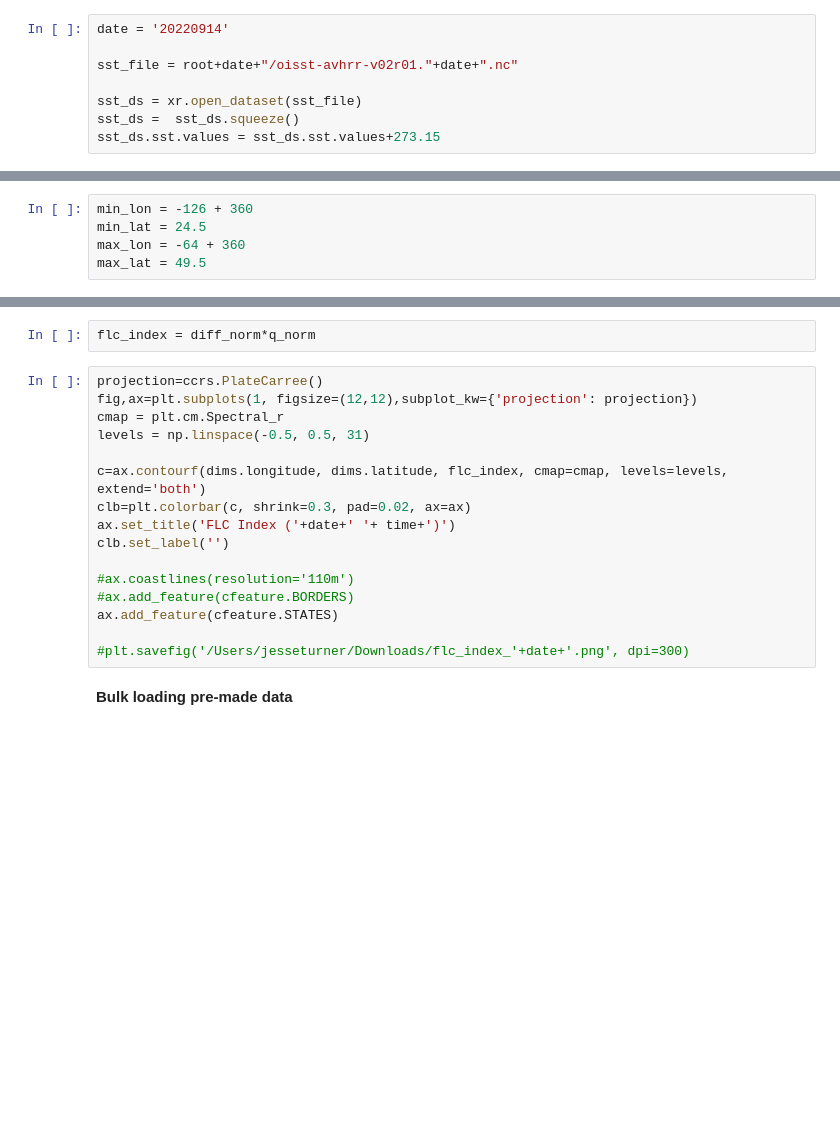
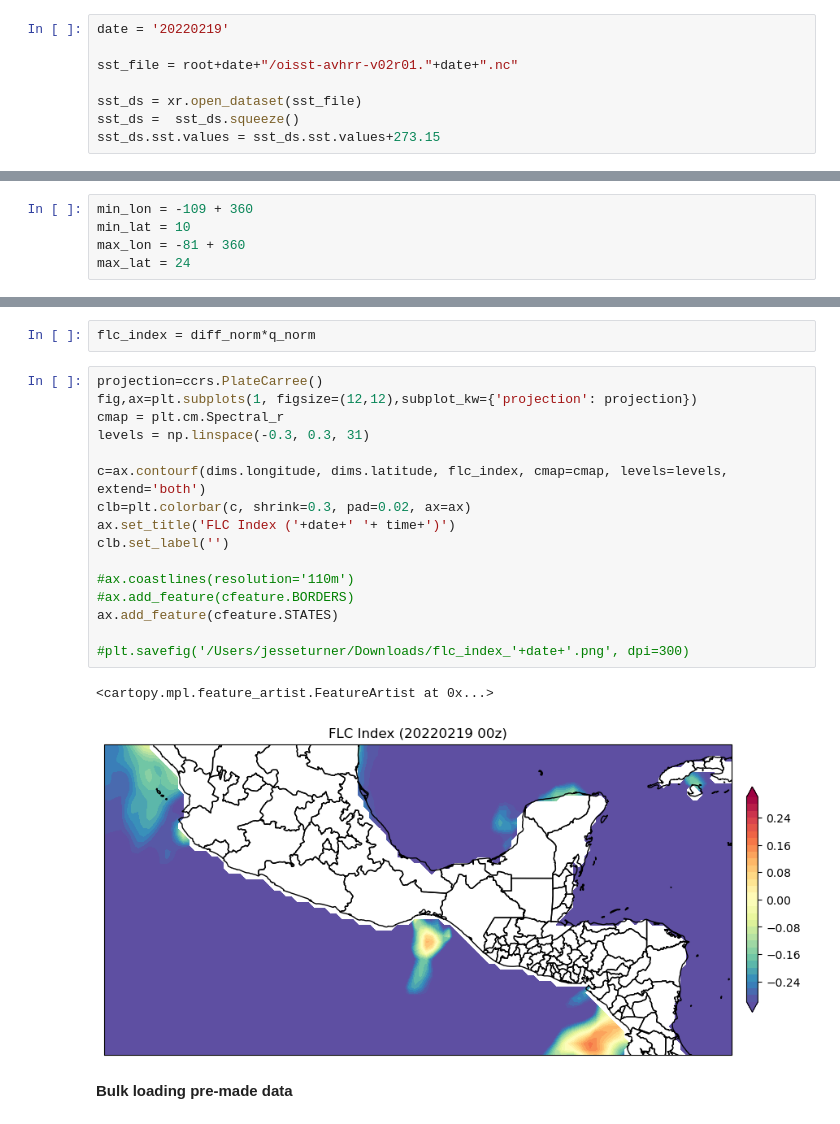
Before and after one commit to jesseturner/FalseLowClouds, a Jupyter notebook: Model/MODEL_FLC.ipynb, the cells around one changed output, grey strips where cells are left out. Drawn from its saved outputs; the diff is of its cells as text; blank space fills up the shorter version.

```diff
--- a/Model/MODEL_FLC.ipynb
+++ b/Model/MODEL_FLC.ipynb
@@ -23,7 +23,7 @@ root = "/home/jturner/false_low_clouds_2023/Model/Time_Lapse/time_"+time+"/"
 # %% [markdown]
 # Run analysis of processed data
 # %%
-date = '20220914'
+date = '20220219'
 
 sst_file = root+date+"/oisst-avhrr-v02r01."+date+".nc"
 
@@ -36,10 +36,10 @@ q = xr.open_dataset(root+date+'/q_'+date+'.nc')
 # %% [markdown]
 Region for analysis:
 # %%
-min_lon = -126 + 360
-min_lat = 24.5
-max_lon = -64 + 360
-max_lat = 49.5
+min_lon = -109 + 360
+min_lat = 10
+max_lon = -81 + 360
+max_lat = 24
 # %%
 sst_ds = sst_ds.sel(lat=slice(min_lat,max_lat), lon=slice(min_lon,max_lon))
 t = t.sel(latitude=slice(min_lat,max_lat), longitude=slice(min_lon,max_lon))
@@ -71,19 +71,22 @@ flc_index = diff_norm*q_norm
 # %%
 projection=ccrs.PlateCarree()
 fig,ax=plt.subplots(1, figsize=(12,12),subplot_kw={'projection': projection})
 cmap = plt.cm.Spectral_r
-levels = np.linspace(-0.5, 0.5, 31)
+levels = np.linspace(-0.3, 0.3, 31)
 
 c=ax.contourf(dims.longitude, dims.latitude, flc_index, cmap=cmap, levels=levels, extend='both')
 clb=plt.colorbar(c, shrink=0.3, pad=0.02, ax=ax)
 ax.set_title('FLC Index ('+date+' '+ time+')')
 clb.set_label('')
 
 #ax.coastlines(resolution='110m')
 #ax.add_feature(cfeature.BORDERS)
 ax.add_feature(cfeature.STATES)
 
 #plt.savefig('/Users/jesseturner/Downloads/flc_index_'+date+'.png', dpi=300)
+# %% [output]
+<cartopy.mpl.feature_artist.FeatureArtist at 0x...>
+[figure, added]
 # %% [markdown]
 **Bulk loading pre-made data**
 # %%
```
Also changed, not shown: 6 other files.
